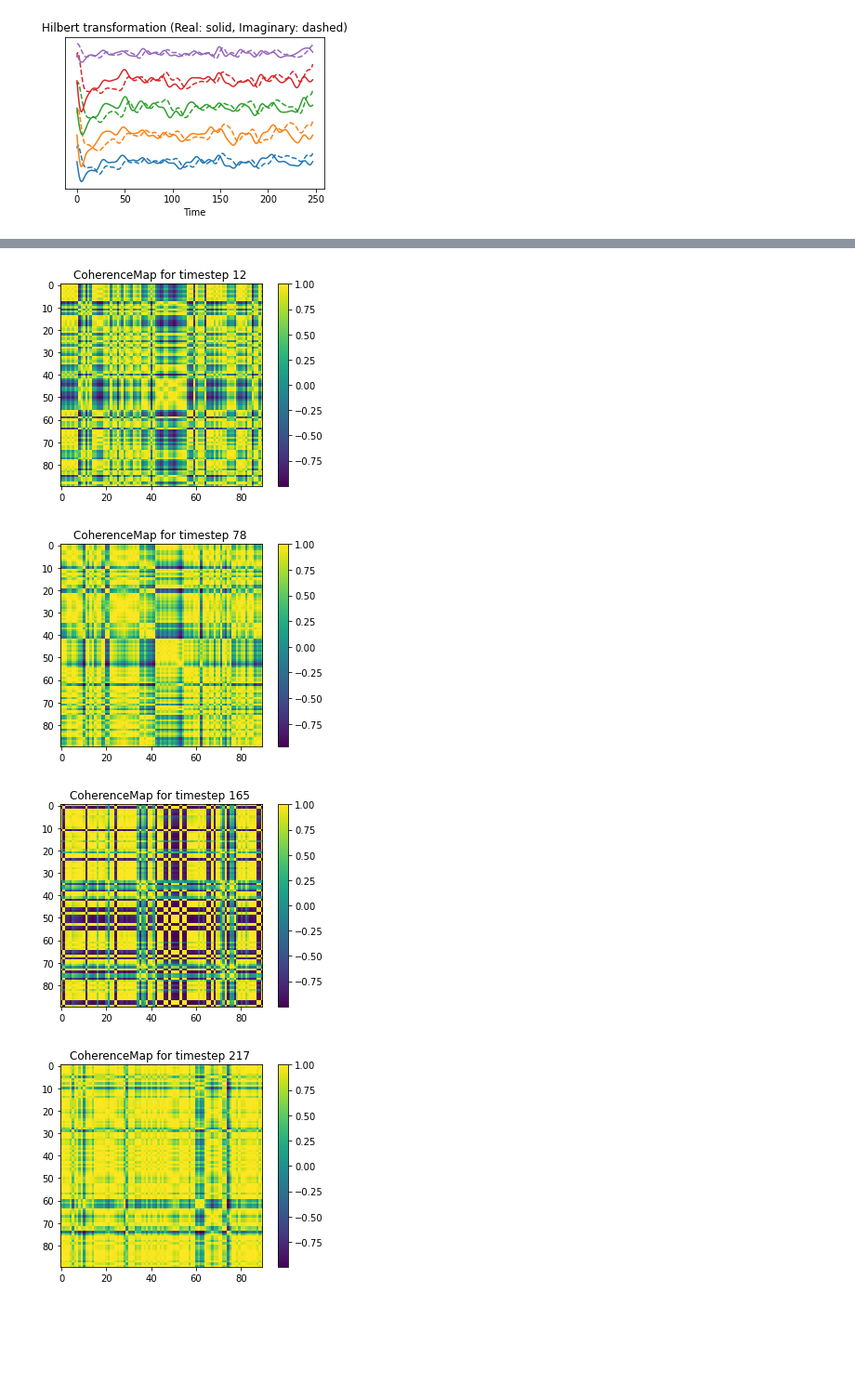
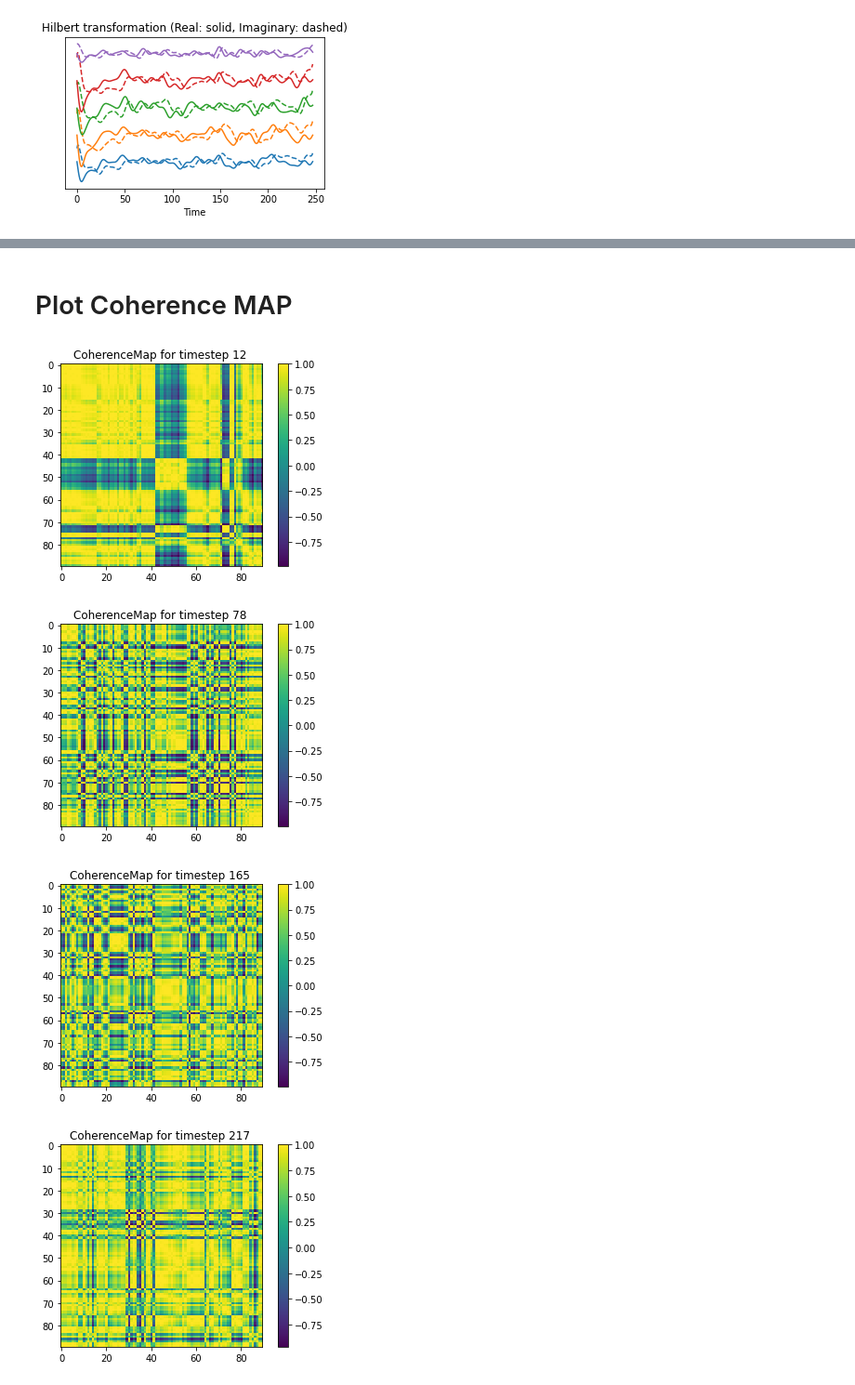
Before and after one commit to Magnus-Harder/Fagprojekt-f-mri, a Jupyter notebook: plots_of_data02.ipynb, the cells around one changed output, grey strips where cells are left out. Shown at 93% size. Cells and saved outputs as stored; diff of their text form; code cells hidden in the pictures; blank space fills up the shorter version.

```diff
--- a/plots_of_data02.ipynb
+++ b/plots_of_data02.ipynb
@@ -89,2 +40,5 @@ print(data_raw.shape)
+# %%
+N = 5 # number of brain areas plotted
+data_raw = X[0][0:N,:] #the N first brain areas for the
 # %%
 plt.figure(figsize=(5,3))
@@ -105,17 +59,14 @@ plt.show()
 # %%
 data_bandpass = butter_bandpass_filter(data_raw)
-print(data_bandpass.shape)
 
 plt.figure(figsize=(5,3))
-#plt.ylabel("Brain region")
-#plt.yticks([0,120,240,360,480],["1","2","3","4","5"])
 plt.title("0.01-0.1 Bandpass filter")
 plt.xlabel("Time")
 plt.yticks([])
 
-
 for i in range(5):
-    plt.plot(time,butter_bandpass_filter(data_bandpass[i,:]) + 120 * i)
+    plt.plot(time,data_bandpass[i,:] + 130 * i)
+    #No y axis. The signals are plotted so they dont lay on top of eachother
 
 plt.show()
 # %% [output]
@@ -124,11 +73,0 @@ plt.show()
-# %%
-from scipy.signal import hilbert
-
-def Hilbert_transform(signal):
-    A_t = hilbert(signal)
-    s_t , sh_t = np.real(A_t),np.imag(A_t)
-    return s_t, sh_t
-
-def phase(s_t, sh_t):
-    theta_t = np.arctan(sh_t/s_t)
-    return theta_t
@@ -160,18 +101,19 @@ plt.show()
 # %%
 plt.figure(figsize=(12,3))
-#plt.ylabel("Brain region")
-#plt.yticks([0,4,8,12,16],["1","2","3","4","5"])
 plt.yticks([])
 plt.title("Phase time-series")
 plt.xlabel("Time")
 
-timemarks = [12,12,78,165,217]
-
 for i in range(5):
     theta_t = phase(S_t[i], SH_t[i])
     plt.plot(time,theta_t + 4 * i)
+    #No y axis. The signals are plotted so they dont lay on top of eachother
+
+timemarks = [12,78,165,217] #list of random timemarks to look at
+
+for i in range(len(timemarks)):
     plt.vlines(timemarks[i], -3, 19, linestyles ="solid", colors ="k")
-
+    #plot timemarks
 
 plt.show()
 # %% [output]
@@ -179 +121,3 @@ plt.show()
+# %% [markdown]
+# Plot Coherence MAP
 # %%
@@ -210,26 +146,23 @@ def CoherenceMap(Theta):
 
     return LEiDA_Signal
 # %%
-N,T = X[3].shape
+#filter(bandpass, hilbert, and phase) all 90 brain areas for the first subject
+N,T = X[0].shape
 X_filtered = np.zeros((N,T))
 
-for idx, x in enumerate(X[3]):
+for idx, x in enumerate(X[0]):
     X_filtered[idx,:] = butter_bandpass_filter(x)
 
-
-#%%
-
 Theta = np.zeros((N,T))
-
-
 for idx, x in enumerate(X_filtered):
     s_t,sh_t=Hilbert_transform(x)
     Theta_t = phase(s_t, sh_t)
     Theta[idx,:] = Theta_t
 
+#Get LEdiDa signal for all 90 brainCoherenceMap
 LEiDA_Signal = CoherenceMap(Theta)
 # %% [output]
-[figure, old version]
+[figure, new version]
-[figure, old version]
+[figure, new version]
-[figure, old version]
+[figure, new version]
-[figure, old version]
+[figure, new version]
```
Also changed, not shown: parts of 20 cells of this notebook.
